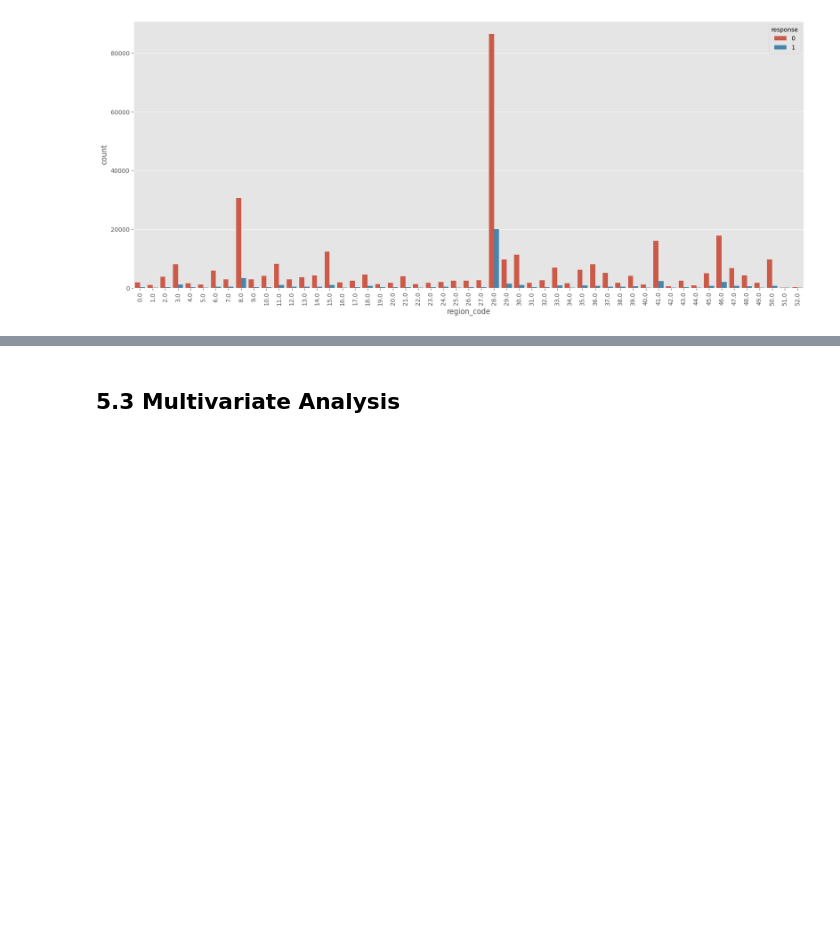
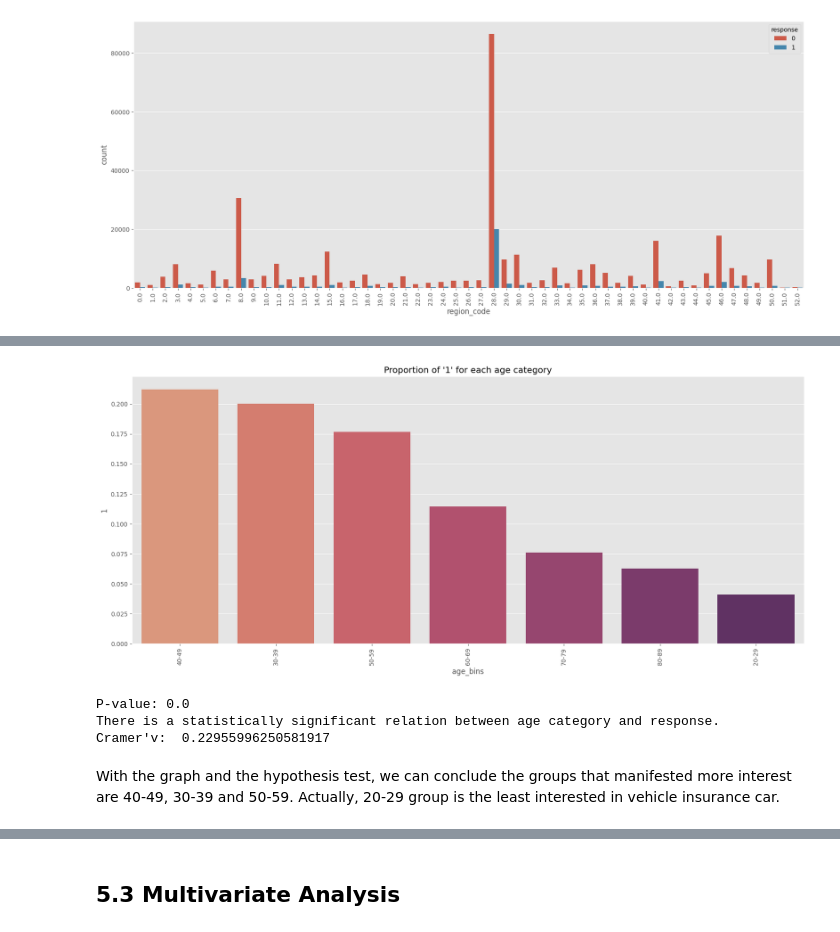
Before and after one commit to AllanCasado/health-insurance-cross-sell, a Jupyter notebook: notebooks/health_insurance_cross_sell.ipynb, the cells around one changed output, grey strips where cells are left out. Saved outputs shown, nothing was run; the diff lists cells and outputs as text; code cells hidden in the pictures; blank space fills up the shorter version.

```diff
--- a/notebooks/health_insurance_cross_sell.ipynb
+++ b/notebooks/health_insurance_cross_sell.ipynb
@@ -739,0 +744,32 @@ group1 group2  meandiff  p-adj    lower      upper    reject
+# %%
+grouped_age_bins = pd.DataFrame(df3.groupby("age_bins")["response"].value_counts(normalize=True))
+grouped_age_bins.rename(columns={'response':'proportion'}, inplace=True)
+grouped_age_bins.reset_index(inplace=True)
+grouped_age_bins = pd.pivot(grouped_age_bins, index='response', columns='age_bins', values='proportion').T
+grouped_age_bins.reset_index(inplace=True)
+# %%
+plt.figure(figsize=(20, 8))
+sns.barplot(grouped_age_bins, x='age_bins', y=1,
+            order=grouped_age_bins.sort_values(by=[1], ascending=False)['age_bins'],
+            palette='flare')
+plt.xticks(rotation=90)
+plt.title("Proportion of '1' for each age category")
+plt.show()
+# %% [output]
+[figure, added]
+# %%
+stat, p, dof, expected = chi2(df3, 'age_bins', 'response')
+
+print(f'P-value: {p}')
+if p < 0.05:
+    print('There is a statistically significant relation between age category and response.')
+else:
+    print('There is no statistically significant relation between age category and response.')
+
+print("Cramer'v: ", cramer_v(df3, 'age_bins', 'response'))
+# %% [output]
+P-value: 0.0
+There is a statistically significant relation between age category and response.
+Cramer'v:  0.22955996250581917
+# %% [markdown]
+With the graph and the hypothesis test, we can conclude the groups that manifested more interest are 40-49, 30-39 and 50-59. Actually, 20-29 group is the least interested in vehicle insurance car.
```
Also changed, not shown: parts of 43 cells of this notebook.
